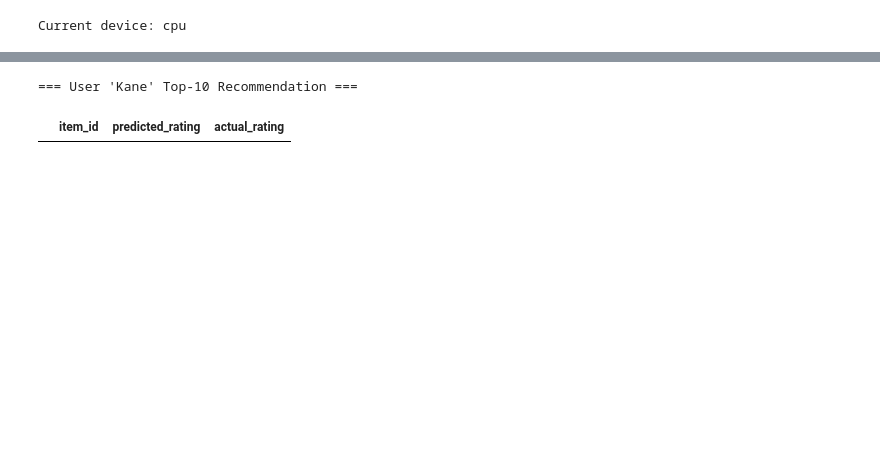
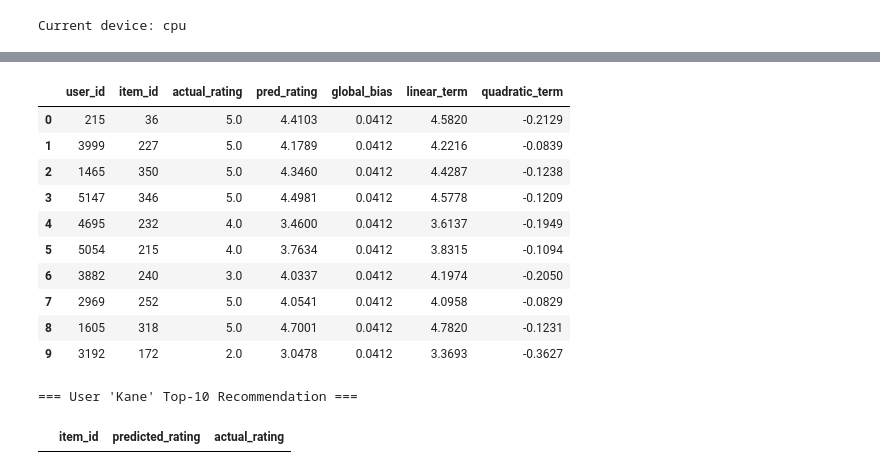
Before and after one commit to han942/vscode, a Jupyter notebook: projects/rating_recsys/diningcode_analysis.ipynb, the cells around one changed output, grey strips where cells are left out. Saved outputs shown, nothing was run; the diff lists cells and outputs as text; code cells hidden in the pictures; blank space fills up the shorter version.

```diff
--- a/projects/rating_recsys/diningcode_analysis.ipynb
+++ b/projects/rating_recsys/diningcode_analysis.ipynb
@@ -34,6 +34,8 @@ name_list = [name.replace('\n', '') for name in name_list]
 data['user_name'] = name_list
 # %%
 data['user_rating'] = data['user_rating'].str.replace('점','').astype(float)
+# %%
+data['user_query'] = data['user_query'].apply(lambda x: x.replace('...더보기\n',''))
 # %%
 unique_vals = data['taste'].unique()
 mapping_dict = {
@@ -707,3 +790,57 @@ RMSE: 0.8616,Precision@K: 0.4301,Recall@K: 0.9901, NDCG@K: 0.9860
+# %%
+def explain_predictions(model, dataset, n=5):
+    model.eval()
+    indices = random.sample(range(len(dataset)), n)
+    rows = []
+
+    for idx in indices:
+        u_doc, i_doc, rating = dataset[idx]
+        u_doc_in = u_doc.unsqueeze(0).to(device)
+        i_doc_in = i_doc.unsqueeze(0).to(device)
+
+        with torch.no_grad():
+            user_emb    = model.embedding(u_doc_in).transpose(1, 2)
+            user_conv   = F.relu(model.user_cnn(user_emb))
+            user_pool   = F.max_pool1d(user_conv, kernel_size=user_conv.size(2)).squeeze(2)
+            user_latent = model.user_fc(user_pool)
+
+            item_emb    = model.embedding(i_doc_in).transpose(1, 2)
+            item_conv   = F.relu(model.item_cnn(item_emb))
+            item_pool   = F.max_pool1d(item_conv, kernel_size=item_conv.size(2)).squeeze(2)
+            item_latent = model.item_fc(item_pool)
+
+            z              = F.relu(torch.cat([user_latent, item_latent], dim=1))
+            linear_term    = model.fm_linear(z)
+            interactions   = torch.mm(z, model.fm_V)
+            inter_squared  = torch.mm(z**2, model.fm_V**2)
+            quadratic_term = 0.5 * torch.sum(interactions**2 - inter_squared, dim=1, keepdim=True)
+            pred           = model.global_bias + linear_term.squeeze(1) + quadratic_term.squeeze(1)
+
+        rows.append({
+            "user_id":        dataset.users[idx],
+            "item_id":        dataset.items[idx],
+            "actual_rating":  round(rating.item(), 4),
+            "pred_rating":    round(pred.item(), 4),
+            "global_bias":    round(model.global_bias.item(), 4),
+            "linear_term":    round(linear_term.item(), 4),
+            "quadratic_term": round(quadratic_term.item(), 4),
+        })
+
+    return pd.DataFrame(rows)
+
+explain_predictions(model, tr_dataset, n=10)
+# %% [output]
+|  | user_id | item_id | actual_rating | pred_rating | global_bias | linear_term | quadratic_term |
+| 0 | 215 | 36 | 5.0 | 4.4103 | 0.0412 | 4.5820 | -0.2129 |
+| 1 | 3999 | 227 | 5.0 | 4.1789 | 0.0412 | 4.2216 | -0.0839 |
+| 2 | 1465 | 350 | 5.0 | 4.3460 | 0.0412 | 4.4287 | -0.1238 |
+| 3 | 5147 | 346 | 5.0 | 4.4981 | 0.0412 | 4.5778 | -0.1209 |
+| 4 | 4695 | 232 | 4.0 | 3.4600 | 0.0412 | 3.6137 | -0.1949 |
+| 5 | 5054 | 215 | 4.0 | 3.7634 | 0.0412 | 3.8315 | -0.1094 |
+| 6 | 3882 | 240 | 3.0 | 4.0337 | 0.0412 | 4.1974 | -0.2050 |
+| 7 | 2969 | 252 | 5.0 | 4.0541 | 0.0412 | 4.0958 | -0.0829 |
+| 8 | 1605 | 318 | 5.0 | 4.7001 | 0.0412 | 4.7820 | -0.1231 |
+| 9 | 3192 | 172 | 2.0 | 3.0478 | 0.0412 | 3.3693 | -0.3627 |
 # %%
 def get_top_p_recommendations(df, user, p=5,input_type=0):
     """
```
Also changed, not shown: parts of 17 cells of this notebook, 2 other files.
